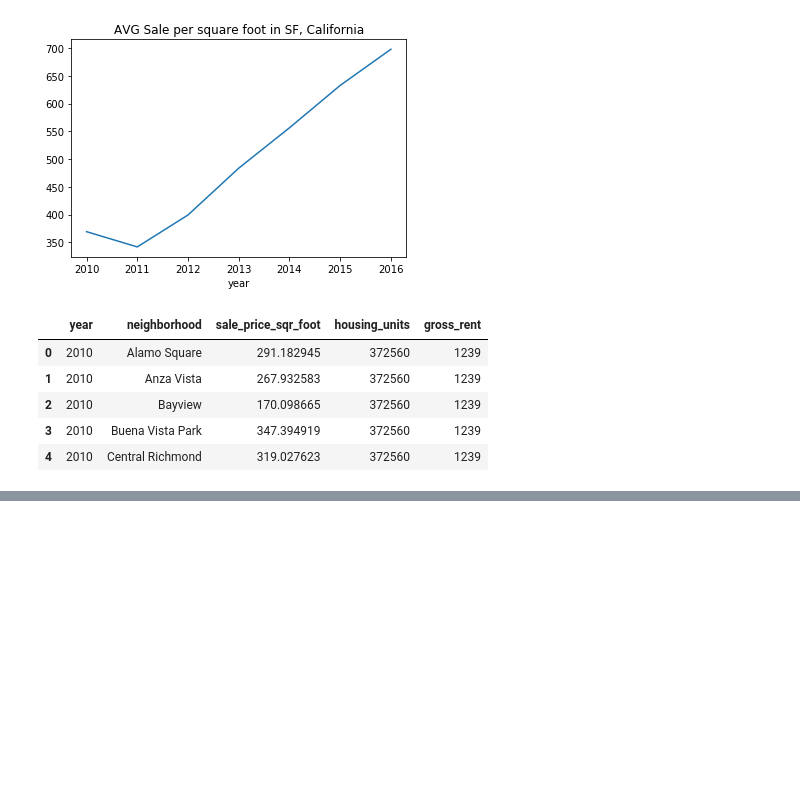
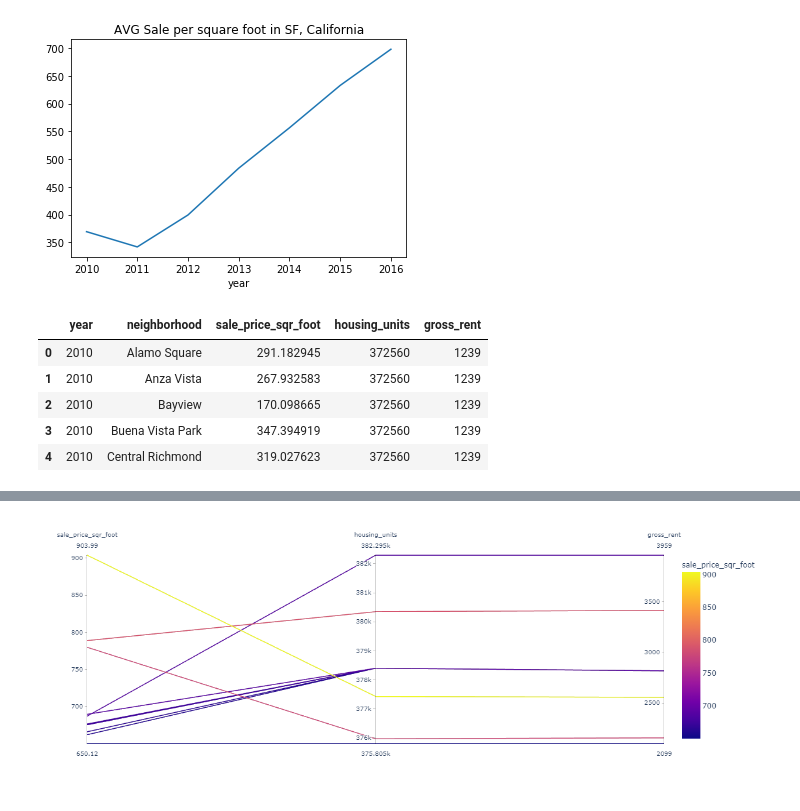
Before and after one commit to maxla777/Pyviz_homework, a Jupyter notebook: SF_Housing_Rental_Analysis.ipynb, the cells around one changed output, grey strips where cells are left out. Saved outputs shown, nothing was run; the diff lists cells and outputs as text; code cells hidden in the pictures; blank space fills up the shorter version.

Commit message:
created parallel coodinates and categories plots

```diff
--- a/SF_Housing_Rental_Analysis.ipynb
+++ b/SF_Housing_Rental_Analysis.ipynb
@@ -147,0 +150,3 @@ interact(neighborhood_function, neighborhood = choose_neighborhood)
+# %%
+top_ten_expensive = neighborhoods_mean_values.groupby(['neighborhood']).mean().sort_values('sale_price_sqr_foot', ascending = False)
+top_ten_expensive.head(10)
@@ -147,0 +166,5 @@ interact(neighborhood_function, neighborhood = choose_neighborhood)
+# %%
+#dropping year column
+top_ten_expensive = top_ten_expensive.drop(columns=['year'])
+top_ten_expensive = top_ten_expensive.reset_index()
+top_ten_expensive.head(10)
@@ -147,0 +195,4 @@ interact(neighborhood_function, neighborhood = choose_neighborhood)
+# %%
+px.parallel_coordinates(top_ten_expensive.head(10), color='sale_price_sqr_foot')
+# %% [output]
+[figure, added]
```
Also changed, not shown: parts of 7 cells of this notebook.
